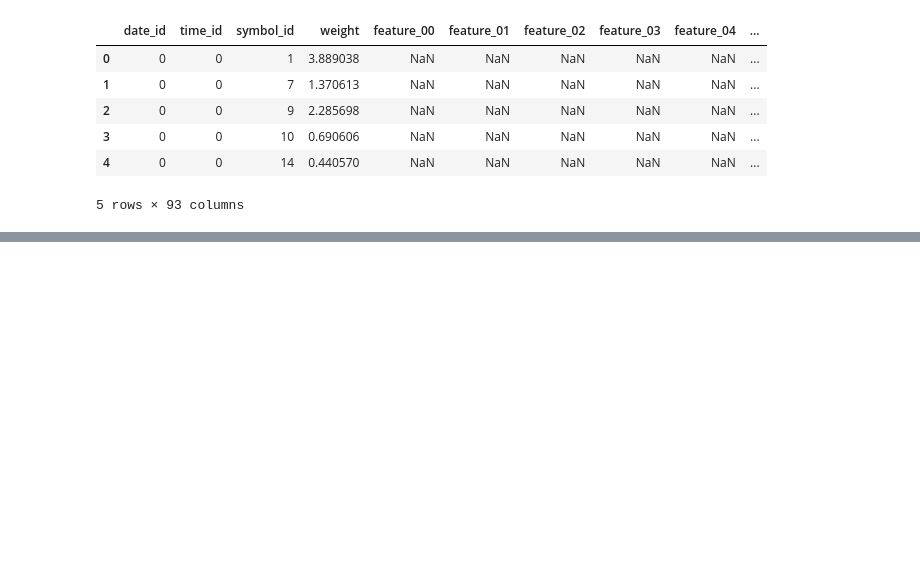
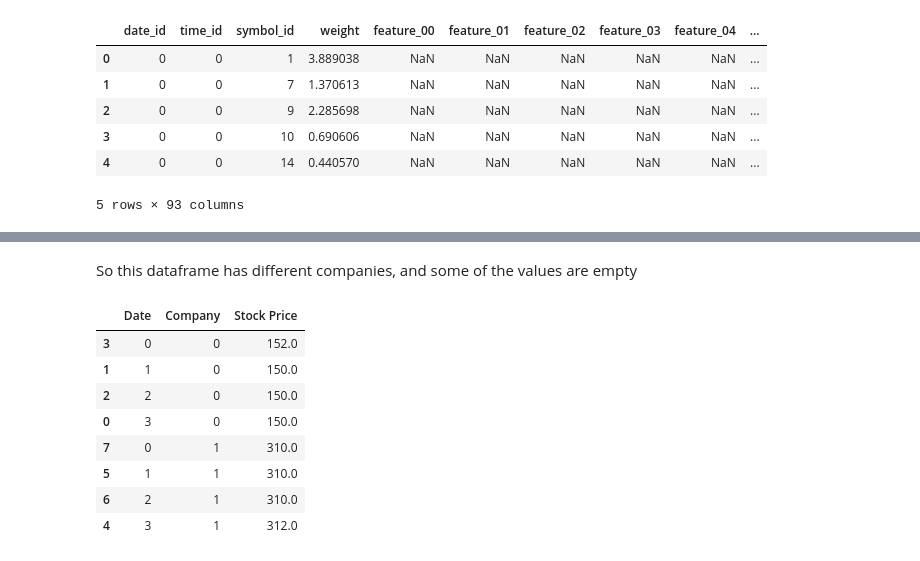
Before and after one commit to nkenny160/ecen-520-final-project, a Jupyter notebook: Jane Street Starter.ipynb, the cells around one changed output, grey strips where cells are left out. Saved outputs shown, nothing was run; the diff lists cells and outputs as text; code cells hidden in the pictures; blank space fills up the shorter version.

```diff
--- a/Jane Street Starter.ipynb
+++ b/Jane Street Starter.ipynb
@@ -249,0 +372,20 @@ test_df = df[df.Train == False]
+# %% [markdown]
+So this dataframe has different companies, and some of the values are empty
+# %%
+# Sort by Company and Date to ensure proper ordering
+data = data.sort_values(by=['Company', 'Date'])
+
+# Forward fill missing stock prices for each company
+data['Stock Price'] = data.groupby('Company')['Stock Price'].transform(lambda x: x.fillna(method='ffill').fillna(method='bfill'))
+
+data
+# %% [output]
+|  | Date | Company | Stock Price |
+| 3 | 0 | 0 | 152.0 |
+| 1 | 1 | 0 | 150.0 |
+| 2 | 2 | 0 | 150.0 |
+| 0 | 3 | 0 | 150.0 |
+| 7 | 0 | 1 | 310.0 |
+| 5 | 1 | 1 | 310.0 |
+| 6 | 2 | 1 | 310.0 |
+| 4 | 3 | 1 | 312.0 |
```
Also changed, not shown: parts of 12 cells of this notebook.
